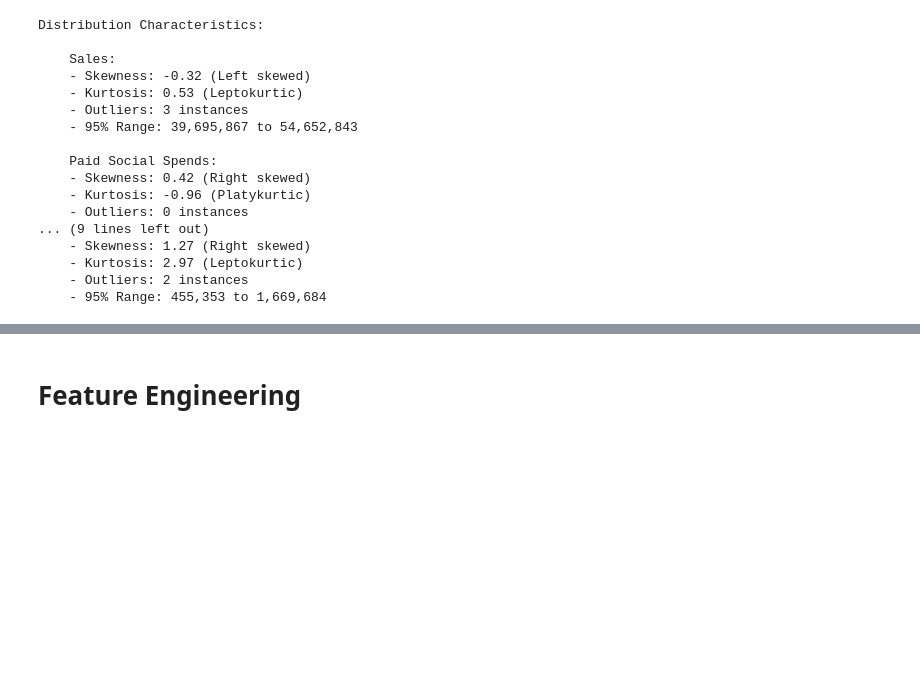
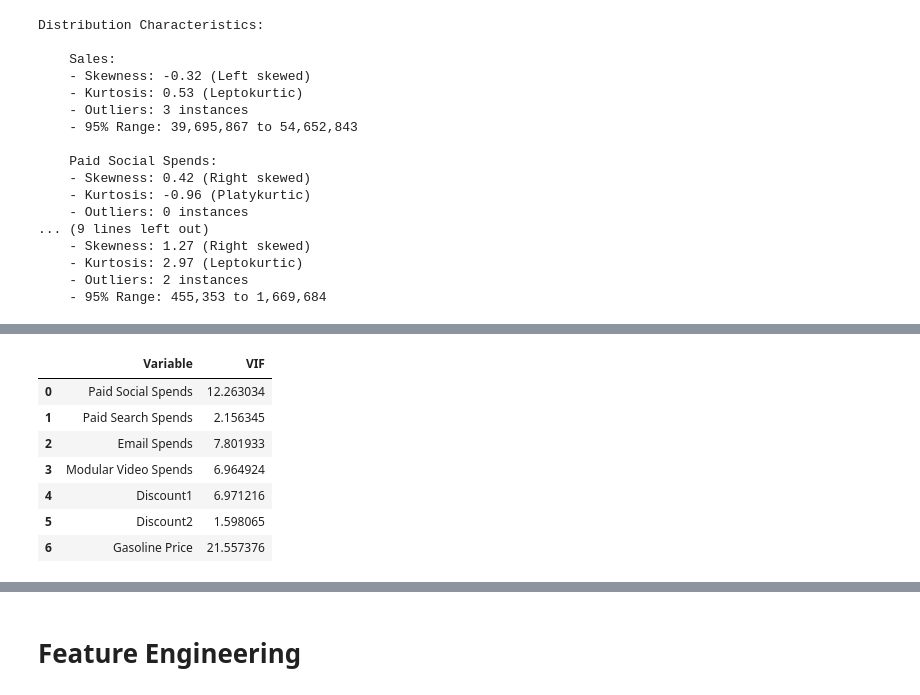
Before and after one commit to naveen3830/Python, a Jupyter notebook: Assignment/PYQ2.ipynb, the cells around one changed output, grey strips where cells are left out. Cells and saved outputs as stored; diff of their text form; code cells hidden in the pictures; blank space fills up the shorter version.

```diff
--- a/Assignment/PYQ2.ipynb
+++ b/Assignment/PYQ2.ipynb
@@ -521,0 +355,15 @@ plt.show()
+# %%
+from statsmodels.stats.outliers_influence import variance_inflation_factor
+
+def calculate_vif(df):
+    vif_df = pd.DataFrame()
+    vif_df["Variable"] = df.columns
+    vif_df["VIF"] = [variance_inflation_factor(df.values, i) for i in range(df.shape[1])]
+    return vif_df
+
+vif_data = df[['Paid Social Spends', 'Paid Search Spends',
+            'Email Spends', 'Modular Video Spends',
+            'Discount1', 'Discount2', 'Average Price',
+            'Gasoline Price', 'Total SKU']]
+
+calculate_vif(vif_data)
@@ -522 +381,26 @@ plt.show()
+# %%
+# df.drop(['Average Price','Total SKU'],axis=1,inplace=True)
+
+from statsmodels.stats.outliers_influence import variance_inflation_factor
+
+def calculate_vif(df):
+    vif_df = pd.DataFrame()
+    vif_df["Variable"] = df.columns
+    vif_df["VIF"] = [variance_inflation_factor(df.values, i) for i in range(df.shape[1])]
+    return vif_df
+
+vif_data = df[['Paid Social Spends', 'Paid Search Spends',
+            'Email Spends', 'Modular Video Spends',
+            'Discount1', 'Discount2','Gasoline Price']]
+
+calculate_vif(vif_data)
+# %% [output]
+|  | Variable | VIF |
+| 0 | Paid Social Spends | 12.263034 |
+| 1 | Paid Search Spends | 2.156345 |
+| 2 | Email Spends | 7.801933 |
+| 3 | Modular Video Spends | 6.964924 |
+| 4 | Discount1 | 6.971216 |
+| 5 | Discount2 | 1.598065 |
+| 6 | Gasoline Price | 21.557376 |
 # %%
```
Also changed, not shown: parts of 36 cells of this notebook, 3 other files.
